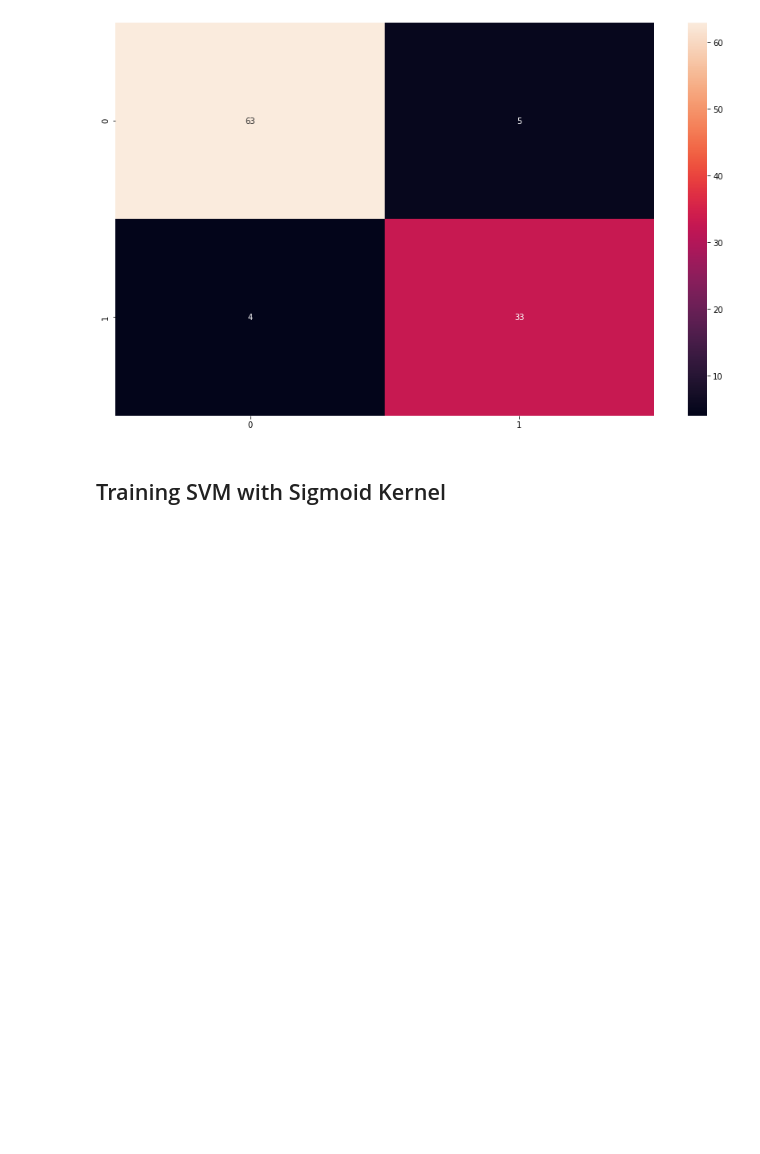
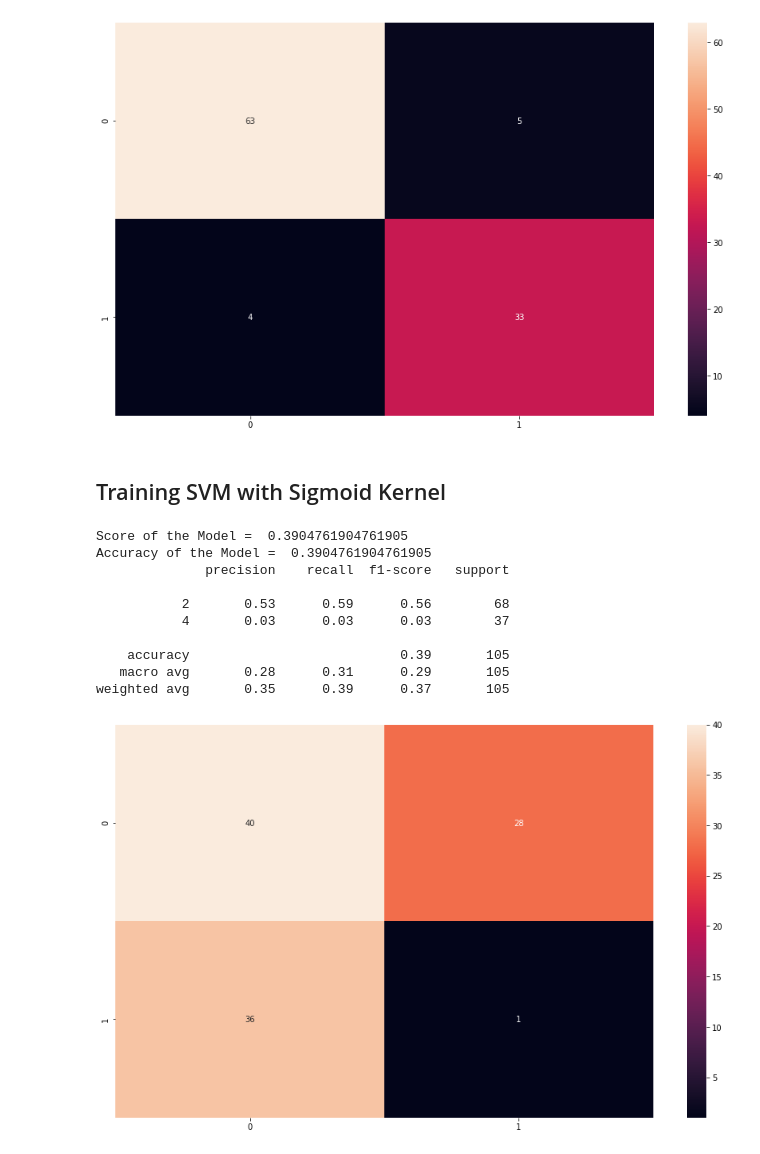
Before and after one commit to HarshitDawar55/Machine_And_Deep_Learning, a Jupyter notebook: Projects/Machine_Learning_Projects/Classifying_The_Cancer_Cell_Class_Using_SVM/Classification_Of_Cancer_Cells_Using_SVM.ipynb, the cells around one changed output. Saved outputs shown, nothing was run; the diff lists cells and outputs as text; code cells hidden in the pictures; blank space fills up the shorter version.

```diff
--- a/Projects/Machine_Learning_Projects/Classifying_The_Cancer_Cell_Class_Using_SVM/Classification_Of_Cancer_Cells_Using_SVM.ipynb
+++ b/Projects/Machine_Learning_Projects/Classifying_The_Cancer_Cell_Class_Using_SVM/Classification_Of_Cancer_Cells_Using_SVM.ipynb
@@ -265,14 +271,26 @@ weighted avg       0.91      0.91      0.91       105
 # %% [markdown]
 ## Training SVM with Sigmoid Kernel
 # %%
-# Using kernel Polynomial
-classifier = SVC(kernel = "poly")
+# Using kernel Sigmoid
+classifier = SVC(kernel = "sigmoid")
 classifier.fit(x_train, y_train)
 print("Score of the Model = ",classifier.score(x_test, y_test))
 y_pred = classifier.predict(x_test)
 print("Accuracy of the Model = ",accuracy_score(y_test, y_pred))
 print(classification_report(y_test, y_pred))
 plt.figure(figsize = (15, 9))
 cm = confusion_matrix(y_test, y_pred)
 sns.heatmap(cm, annot = True)
 plt.show()
+# %% [output]
+Score of the Model =  0.3904761904761905
+Accuracy of the Model =  0.3904761904761905
+              precision    recall  f1-score   support
+
+           2       0.53      0.59      0.56        68
+           4       0.03      0.03      0.03        37
+
+    accuracy                           0.39       105
+   macro avg       0.28      0.31      0.29       105
+weighted avg       0.35      0.39      0.37       105
+[figure, added]
```
Also changed, not shown: parts of 4 cells of this notebook.
